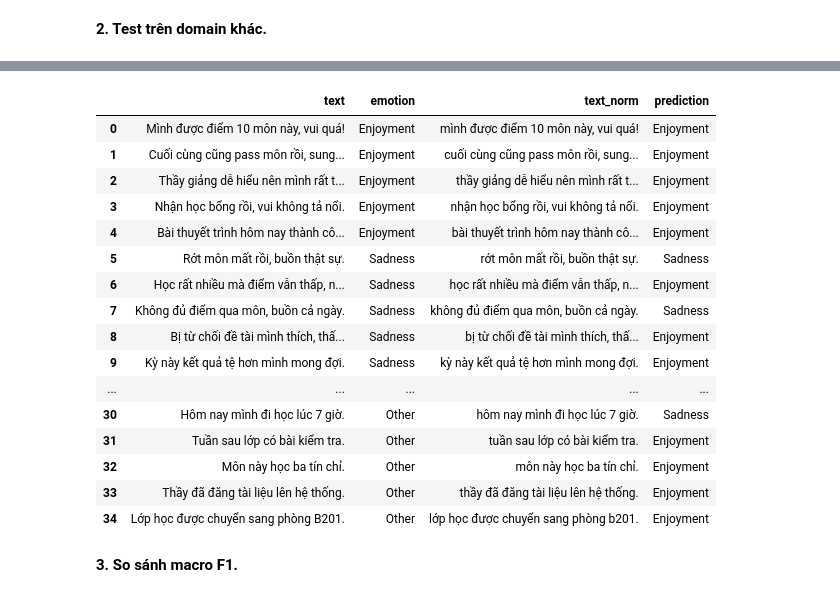
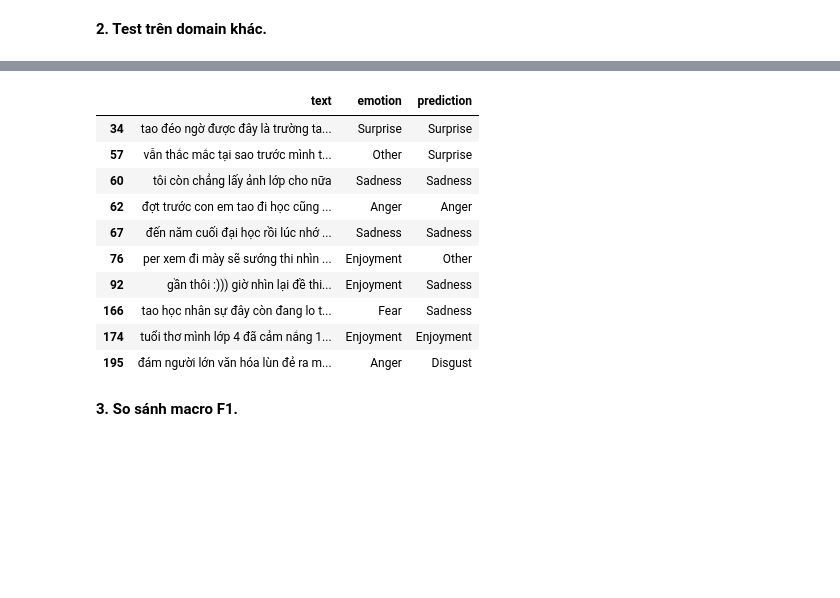
Before and after one commit to Van1912/NLP, a Jupyter notebook: Chap3Text_Classification_Sentiment.ipynb, the cells around one changed output, grey strips where cells are left out. Cells and saved outputs as stored; diff of their text form; code cells hidden in the pictures; blank space fills up the shorter version.

Commit message:
Hoàn thành Task 17-21

```diff
--- a/Chap3Text_Classification_Sentiment.ipynb
+++ b/Chap3Text_Classification_Sentiment.ipynb
@@ -4609,0 +4599,20 @@ print("Đã train trên domain A - Social Media")
+# %%
+edu_terms = ["học", "trường", "lớp", "đại học", "sinh viên", "học sinh", "giáo viên", "thầy", "thi", "môn", "bài tập", "kiểm tra", "đề thi", "điểm thi", "học bổng", "đồ án", "khóa luận", "giảng", "tín chỉ", "gpa", "ra trường", "đuổi học", "cúp học", "học thêm"]
+
+edu_pattern = r"(?<!\w)(?:" + "|".join(re.escape(x) for x in sorted(edu_terms, key=len, reverse=True)) + r")(?!\w)"
+
+train_domain = task3_train.copy()
+train_domain["domain"] = np.where(train_domain["text_norm"].str.contains(edu_pattern, regex=True, na=False), "Education", "Social/General")
+
+train_general = train_domain[train_domain["domain"] == "Social/General"].copy()
+
+domain_model = Pipeline([
+    ("tfidf", TfidfVectorizer(ngram_range=(1, 2), min_df=2)),
+    ("clf", LogisticRegression(max_iter=2000, random_state=RANDOM_STATE, class_weight="balanced"))
+])
+
+domain_model.fit(train_general["text_norm"], train_general["emotion"])
+
+print("Domain train: Social/General")
+print("Số câu train:", len(train_general))
+print("Số lớp:", train_general["emotion"].nunique())
@@ -4610,38 +4623,16 @@ print("Đã train trên domain A - Social Media")
 # %% [markdown]
 **2. Test trên domain khác.**
 # %%
-education_data = pd.DataFrame([
-    ("Mình được điểm 10 môn này, vui quá!", "Enjoyment"), ("Cuối cùng cũng pass môn rồi, sung sướng thật.", "Enjoyment"),
-    ("Thầy giảng dễ hiểu nên mình rất thích tiết học này.", "Enjoyment"), ("Nhận học bổng rồi, vui không tả nổi.", "Enjoyment"),
-    ("Bài thuyết trình hôm nay thành công ngoài mong đợi.", "Enjoyment"),
+test_domain = task3_test.copy()
+test_domain["domain"] = np.where(test_domain["text_norm"].str.contains(edu_pattern, regex=True, na=False), "Education", "Social/General")
 
-    ("Rớt môn mất rồi, buồn thật sự.", "Sadness"), ("Học rất nhiều mà điểm vẫn thấp, nản quá.", "Sadness"),
-    ("Không đủ điểm qua môn, buồn cả ngày.", "Sadness"), ("Bị từ chối đề tài mình thích, thất vọng quá.", "Sadness"),
-    ("Kỳ này kết quả tệ hơn mình mong đợi.", "Sadness"),
+test_education = test_domain[test_domain["domain"] == "Education"].copy()
+pred_education = domain_model.predict(test_education["text_norm"])
 
-    ("Mai thi mà chưa học gì, lo quá.", "Fear"), ("Sắp tới deadline rồi mà bài vẫn chưa xong.", "Fear"),
-    ("Nghe nói môn này rớt nhiều nên mình hơi sợ.", "Fear"), ("Sắp bảo vệ đồ án làm mình căng thẳng quá.", "Fear"),
-    ("Không biết có đủ điểm qua môn không nữa.", "Fear"),
+test_education["prediction"] = pred_education
 
-    ("Thầy đổi deadline sát giờ làm mình bực thật.", "Anger"), ("Hệ thống nộp bài lỗi đúng lúc deadline, tức quá.", "Anger"),
-    ("Chấm điểm kiểu này thật sự quá vô lý.", "Anger"), ("Lịch thi đổi liên tục làm mình rất khó chịu.", "Anger"),
-    ("Bài làm đúng mà lại bị trừ điểm, bực mình thật.", "Anger"),
+print("Domain test: Education")
+print("Số câu test:", len(test_education))
 
-    ("Đề thi gì mà khó kinh khủng.", "Disgust"), ("Mình ghét kiểu học thuộc lòng như thế này.", "Disgust"),
-    ("Môn này tổ chức quá tệ, học rất mệt.", "Disgust"), ("Cách chấm bài này khó chịu thật.", "Disgust"),
-    ("Bài tập dài mà chẳng giúp hiểu bài gì cả.", "Disgust"),
-
-    ("Ủa mình được điểm cao nhất lớp luôn à?", "Surprise"), ("Không ngờ đề thi lại dễ như vậy.", "Surprise"),
-    ("Thật không thể tin là mình pass môn.", "Surprise"), ("Bất ngờ vì thầy cho nghỉ học hôm nay.", "Surprise"),
-    ("Không ngờ nhóm mình được chọn thuyết trình đầu tiên.", "Surprise"),
-
-    ("Hôm nay mình đi học lúc 7 giờ.", "Other"), ("Tuần sau lớp có bài kiểm tra.", "Other"),
-    ("Môn này học ba tín chỉ.", "Other"), ("Thầy đã đăng tài liệu lên hệ thống.", "Other"),
-    ("Lớp học được chuyển sang phòng B201.", "Other")
-], columns=["text", "emotion"])
-
-education_data["text_norm"] = education_data["text"].map(normalize_text)
-education_data["prediction"] = domain_model.predict(education_data["text_norm"])
-
-display(education_data)
+display(test_education[["text", "emotion", "prediction"]].head(10))
 # %% [output]
@@ -4648,20 +4641,14 @@ display(education_data)
-|  | text | emotion | text_norm | prediction |
-| 0 | Mình được điểm 10 môn này, vui quá! | Enjoyment | mình được điểm 10 môn này, vui quá! | Enjoyment |
-| 1 | Cuối cùng cũng pass môn rồi, sung... | Enjoyment | cuối cùng cũng pass môn rồi, sung... | Enjoyment |
-| 2 | Thầy giảng dễ hiểu nên mình rất t... | Enjoyment | thầy giảng dễ hiểu nên mình rất t... | Enjoyment |
-| 3 | Nhận học bổng rồi, vui không tả nổi. | Enjoyment | nhận học bổng rồi, vui không tả nổi. | Enjoyment |
-| 4 | Bài thuyết trình hôm nay thành cô... | Enjoyment | bài thuyết trình hôm nay thành cô... | Enjoyment |
-| 5 | Rớt môn mất rồi, buồn thật sự. | Sadness | rớt môn mất rồi, buồn thật sự. | Sadness |
-| 6 | Học rất nhiều mà điểm vẫn thấp, n... | Sadness | học rất nhiều mà điểm vẫn thấp, n... | Enjoyment |
-| 7 | Không đủ điểm qua môn, buồn cả ngày. | Sadness | không đủ điểm qua môn, buồn cả ngày. | Sadness |
-| 8 | Bị từ chối đề tài mình thích, thấ... | Sadness | bị từ chối đề tài mình thích, thấ... | Enjoyment |
-| 9 | Kỳ này kết quả tệ hơn mình mong đợi. | Sadness | kỳ này kết quả tệ hơn mình mong đợi. | Enjoyment |
-| ... | ... | ... | ... | ... |
-| 30 | Hôm nay mình đi học lúc 7 giờ. | Other | hôm nay mình đi học lúc 7 giờ. | Sadness |
-| 31 | Tuần sau lớp có bài kiểm tra. | Other | tuần sau lớp có bài kiểm tra. | Enjoyment |
-| 32 | Môn này học ba tín chỉ. | Other | môn này học ba tín chỉ. | Enjoyment |
-| 33 | Thầy đã đăng tài liệu lên hệ thống. | Other | thầy đã đăng tài liệu lên hệ thống. | Enjoyment |
-| 34 | Lớp học được chuyển sang phòng B201. | Other | lớp học được chuyển sang phòng b201. | Enjoyment |
+|  | text | emotion | prediction |
+| 34 | tao đéo ngờ được đây là trường ta... | Surprise | Surprise |
+| 57 | vẫn thắc mắc tại sao trước mình t... | Other | Surprise |
+| 60 | tôi còn chẳng lấy ảnh lớp cho nữa | Sadness | Sadness |
+| 62 | đợt trước con em tao đi học cũng ... | Anger | Anger |
+| 67 | đến năm cuối đại học rồi lúc nhớ ... | Sadness | Sadness |
+| 76 | per xem đi mày sẽ sướng thi nhìn ... | Enjoyment | Other |
+| 92 | gần thôi :))) giờ nhìn lại đề thi... | Enjoyment | Sadness |
+| 166 | tao học nhân sự đây còn đang lo t... | Fear | Sadness |
+| 174 | tuổi thơ mình lớp 4 đã cảm nắng 1... | Enjoyment | Enjoyment |
+| 195 | đám người lớn văn hóa lùn đẻ ra m... | Anger | Disgust |
 # %% [markdown]
 **3. So sánh macro F1.**
 # %%
```
Also changed, not shown: parts of 11 cells of this notebook.
